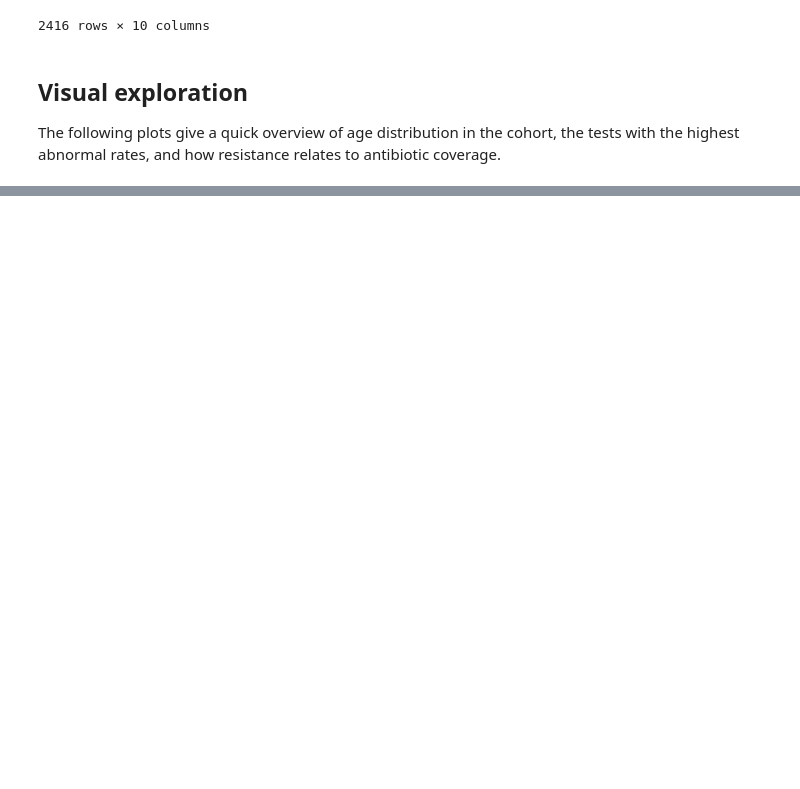
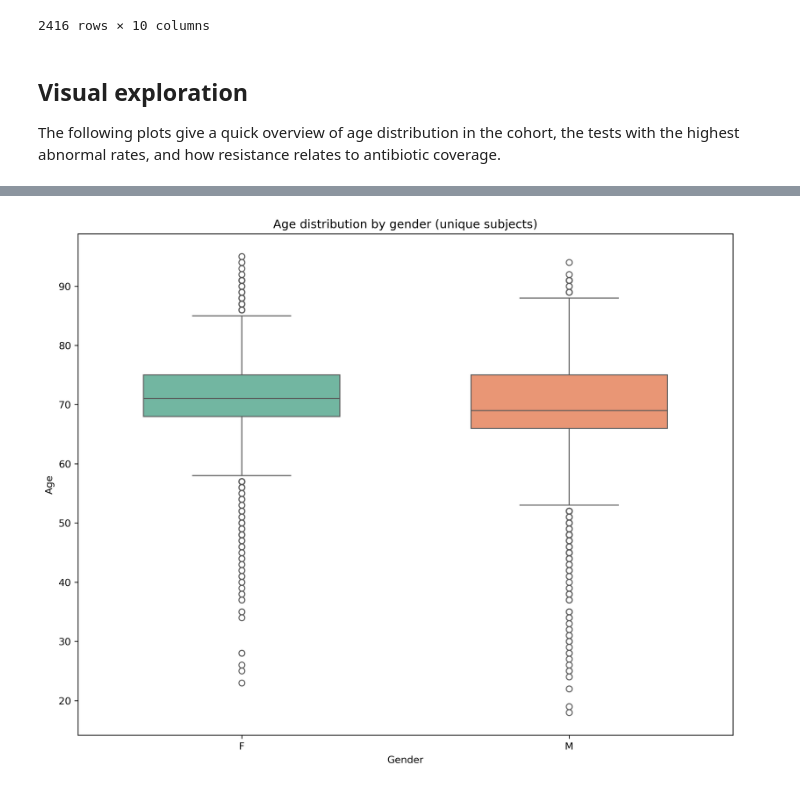
Before and after one commit to TommyTokk/DA4DH, a Jupyter notebook: notebooks/DataPreparation/join.ipynb, the cells around one changed output, grey strips where cells are left out. Cells and saved outputs as stored; diff of their text form; code cells hidden in the pictures; blank space fills up the shorter version.

```diff
--- a/notebooks/DataPreparation/join.ipynb
+++ b/notebooks/DataPreparation/join.ipynb
@@ -238,0 +288,24 @@ plt.tight_layout()
+# %%
+subject_age = (
+    joined_df[['subject_id', 'gender', 'age']]
+    .dropna(subset=['gender', 'age'])
+    .drop_duplicates(subset='subject_id')
+)
+
+plt.figure(figsize=(10, 8), dpi=300)
+sns.boxplot(
+    data=subject_age,
+    x='gender',
+    y='age',
+    hue='gender',
+    palette='Set2',
+    width=0.6,
+    dodge=False,
+    legend=False
+)
+plt.title('Age distribution by gender (unique subjects)')
+plt.xlabel('Gender')
+plt.ylabel('Age')
+plt.tight_layout()
+# %% [output]
+[figure, added]
```
Also changed, not shown: parts of 7 cells of this notebook, 3 other files.
